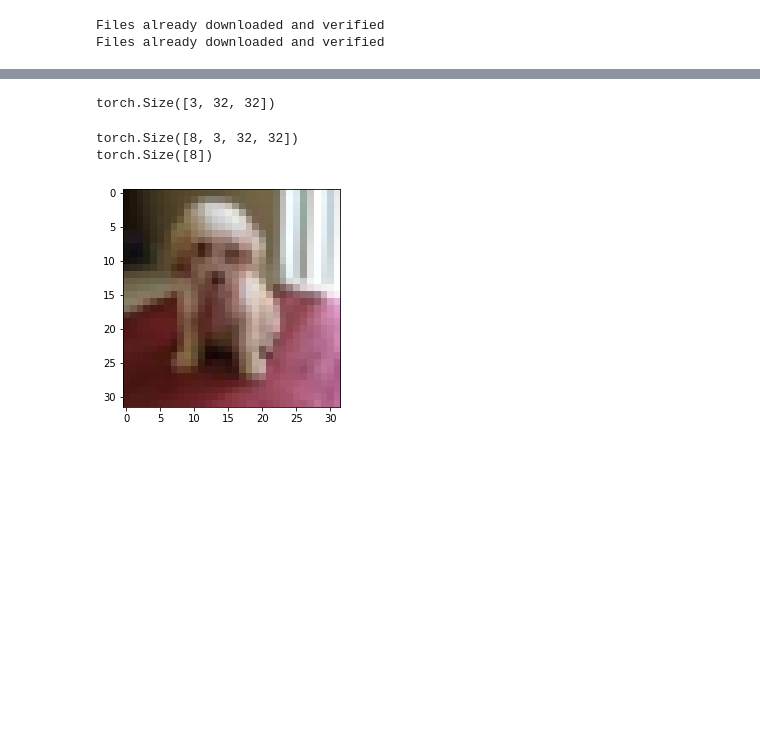
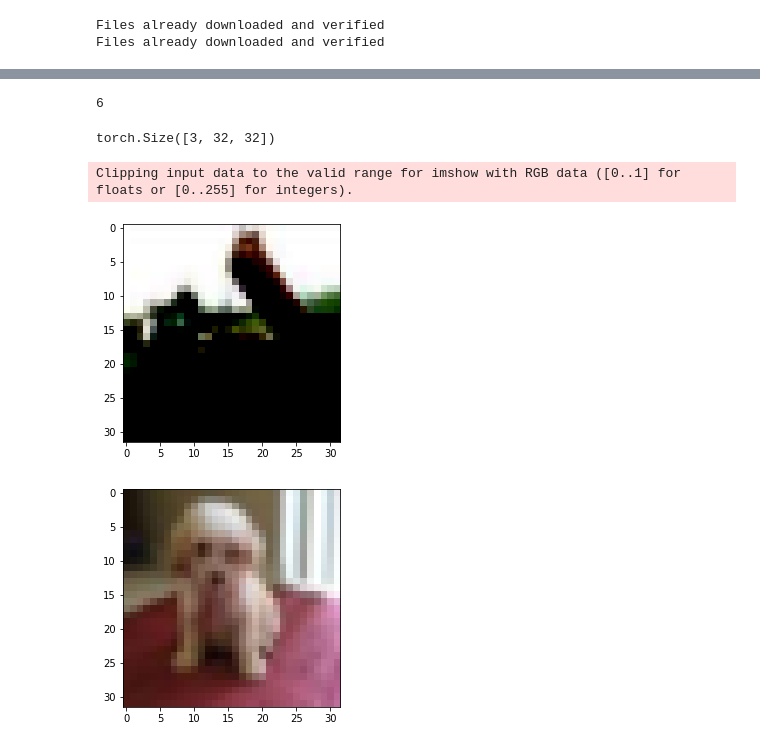
Before and after one commit to O-Kpy/Dacon, a Jupyter notebook: 파이토치_CNN_연습.ipynb, the cells around one changed output, grey strips where cells are left out. Drawn from its saved outputs; the diff is of its cells as text; code cells hidden in the pictures; blank space fills up the shorter version.

```diff
--- a/파이토치_CNN_연습.ipynb
+++ b/파이토치_CNN_연습.ipynb
@@ -24 +98,5 @@ Files already downloaded and verified
+# %%
+train_set[0][1]  # lable
+# %% [output]
+6
 # %%
@@ -33,12 +106,10 @@ classes = ('plane', 'car', 'bird', 'cat', 'deer', 'dog', 'frog', 'horse', 'ship'
-# %%
-for x,y in train_dl:
-  print(x.shape)
-  print(y.shape)
-  break
-# 배치사이즈 8, 채널 3개, 8*8크기의 이미지
-# %% [output]
-torch.Size([8, 3, 32, 32])
-torch.Size([8])
+# %%
+img = train_set[2][0].numpy()
+plt.imshow(np.transpose(img, (1, 2, 0)))
+plt.show()
+# %% [output]
+Clipping input data to the valid range for imshow with RGB data ([0..1] for floats or [0..255] for integers).
+[figure, added]
 # %%
 def custom_imshow(img):
     img = img.numpy()
```
Also changed, not shown: parts of 20 cells of this notebook.
